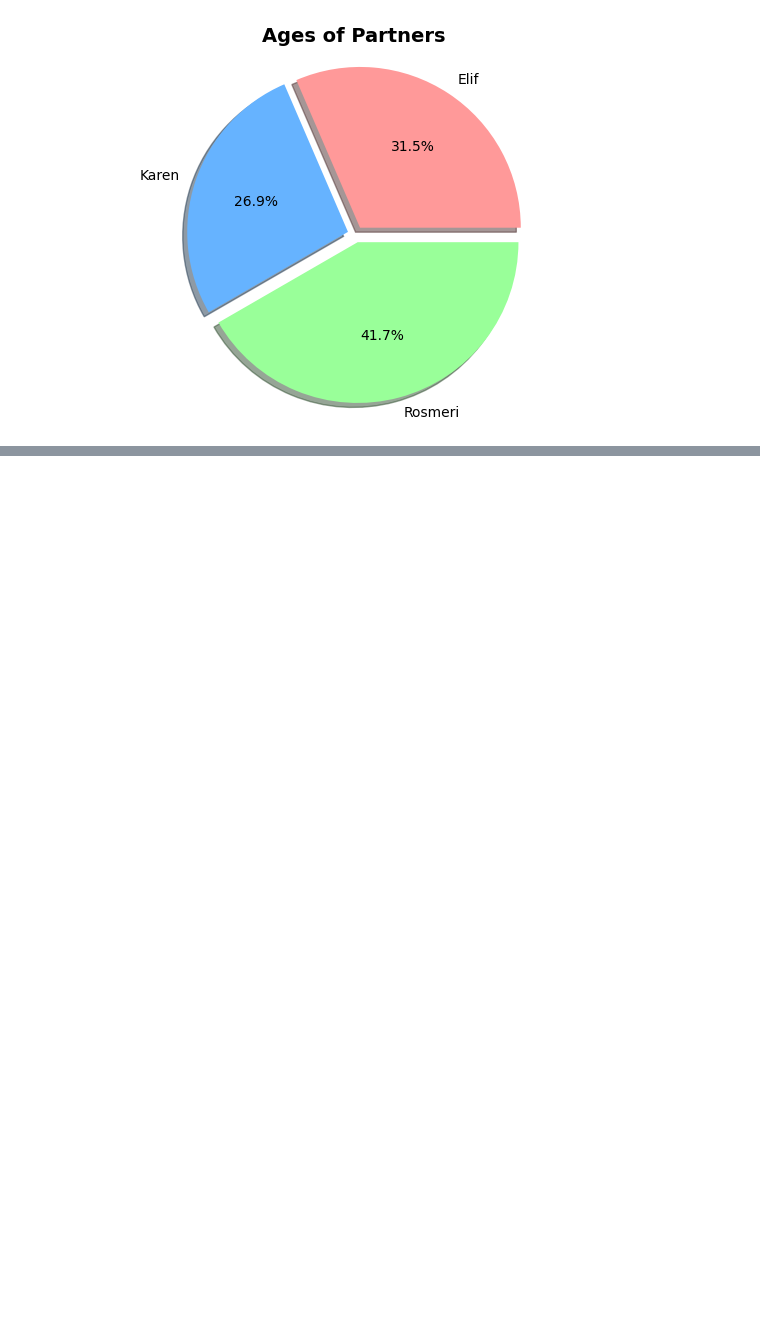
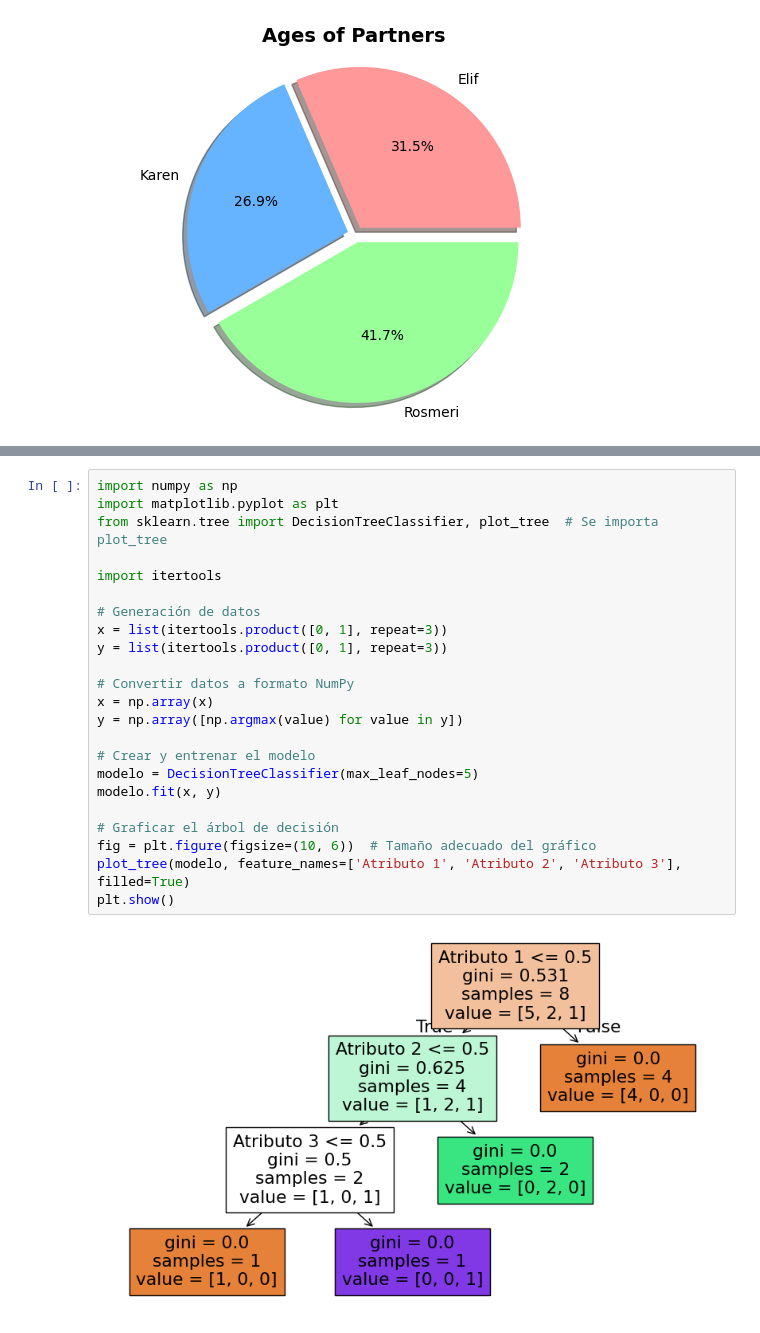
Before and after one commit to jdmartinezrs/K-NN_MODEL_KM_VEHICLE_PREDICTION, a Jupyter notebook: FuncionesNumpyPandasyMatplotlib.ipynb, the cells around one changed output, grey strips where cells are left out. Saved outputs shown, nothing was run; the diff lists cells and outputs as text; blank space fills up the shorter version.

```diff
--- a/FuncionesNumpyPandasyMatplotlib.ipynb
+++ b/FuncionesNumpyPandasyMatplotlib.ipynb
@@ -159,0 +226,25 @@ plt.show()
+# %%
+import numpy as np
+import matplotlib.pyplot as plt
+from sklearn.tree import DecisionTreeClassifier, plot_tree  # Se importa plot_tree
+
+import itertools
+
+# Generación de datos
+x = list(itertools.product([0, 1], repeat=3))
+y = list(itertools.product([0, 1], repeat=3))
+
+# Convertir datos a formato NumPy
+x = np.array(x)
+y = np.array([np.argmax(value) for value in y])
+
+# Crear y entrenar el modelo
+modelo = DecisionTreeClassifier(max_leaf_nodes=5)
+modelo.fit(x, y)
+
+# Graficar el árbol de decisión
+fig = plt.figure(figsize=(10, 6))  # Tamaño adecuado del gráfico
+plot_tree(modelo, feature_names=['Atributo 1', 'Atributo 2', 'Atributo 3'], filled=True)
+plt.show()
+# %% [output]
+[figure, added]
```
Also changed, not shown: parts of 7 cells of this notebook.
